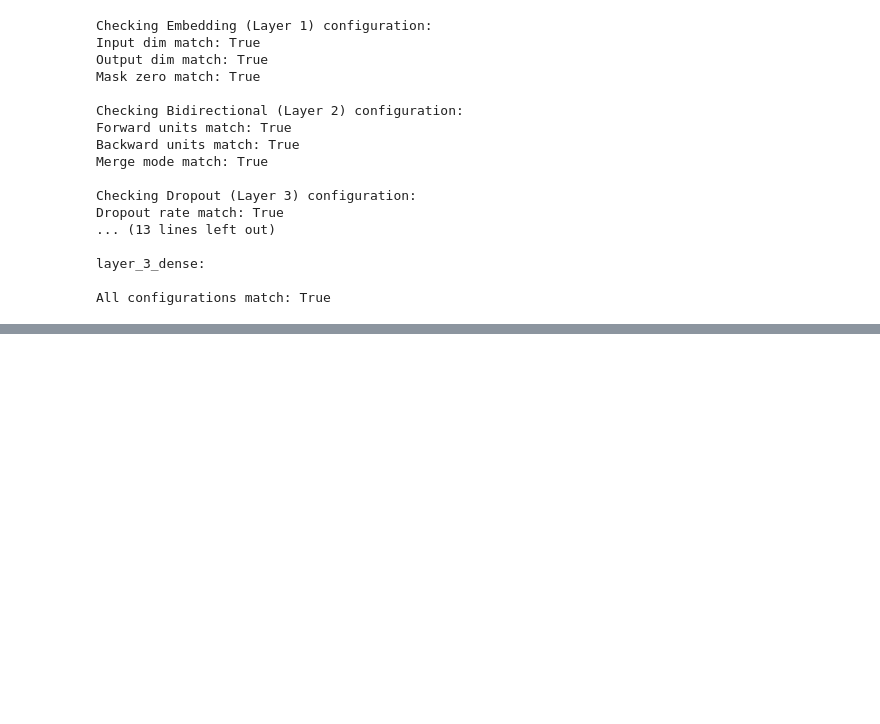
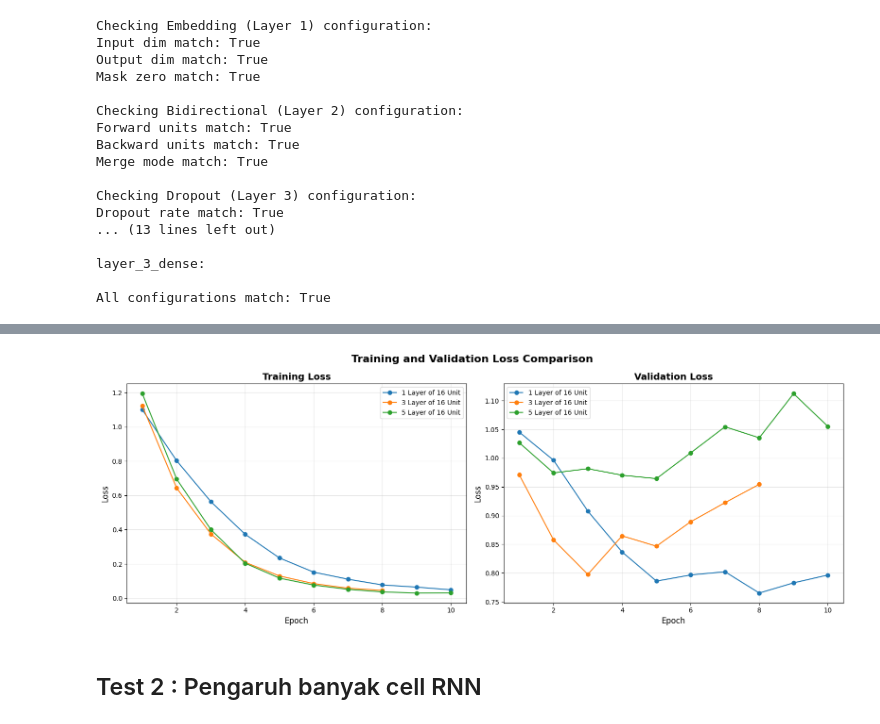
Before and after one commit to fauzanazz/Tubes2_IF3270-CNN-RNN-Scratch, a Jupyter notebook: RNN/rnn_classification.ipynb, the cells around one changed output, grey strips where cells are left out. Saved outputs shown, nothing was run; the diff lists cells and outputs as text; code cells hidden in the pictures; blank space fills up the shorter version.

```diff
--- a/RNN/rnn_classification.ipynb
+++ b/RNN/rnn_classification.ipynb
@@ -488,0 +566,46 @@ All configurations match: True
+# %%
+def plot_loss_curves(*histories, labels=None):
+    plt.figure(figsize=(16, 6))
+    plt.suptitle('Training and Validation Loss Comparison', fontsize=16, fontweight='bold')
+
+    # Training Loss subplot
+    plt.subplot(1, 2, 1)
+    for i, history in enumerate(histories):
+        label = labels[i] if labels else f"Model {i+1}"
+        plt.plot(range(1, len(history.history['loss']) + 1),
+                history.history['loss'],
+                label=label,
+                marker='o')
+    plt.title('Training Loss', fontsize=14, fontweight='bold')
+    plt.xlabel('Epoch', fontsize=12)
+    plt.ylabel('Loss', fontsize=12)
+    plt.grid(True, alpha=0.3)
+    plt.legend()
+
+    # Validation Loss subplot
+    plt.subplot(1, 2, 2)
+    for i, history in enumerate(histories):
+        label = labels[i] if labels else f"Model {i+1}"
+        plt.plot(range(1, len(history.history['val_loss']) + 1),
+                history.history['val_loss'],
+                label=label,
+                marker='o')
+    plt.title('Validation Loss', fontsize=14, fontweight='bold')
+    plt.xlabel('Epoch', fontsize=12)
+    plt.ylabel('Loss', fontsize=12)
+    plt.grid(True, alpha=0.3)
+    plt.legend()
+
+    plt.tight_layout()
+    plt.show()
+# %%
+plot_loss_curves(
+    history_1_1,
+    history_1_2,
+    history_1_3,
+    labels=["1 Layer of 16 Unit", "3 Layer of 16 Unit", "5 Layer of 16 Unit"]
+)
+# %% [output]
+[figure, added]
+# %% [markdown]
+## Test 2 : Pengaruh banyak cell RNN
```
Also changed, not shown: parts of 14 cells of this notebook, 2 other files.
